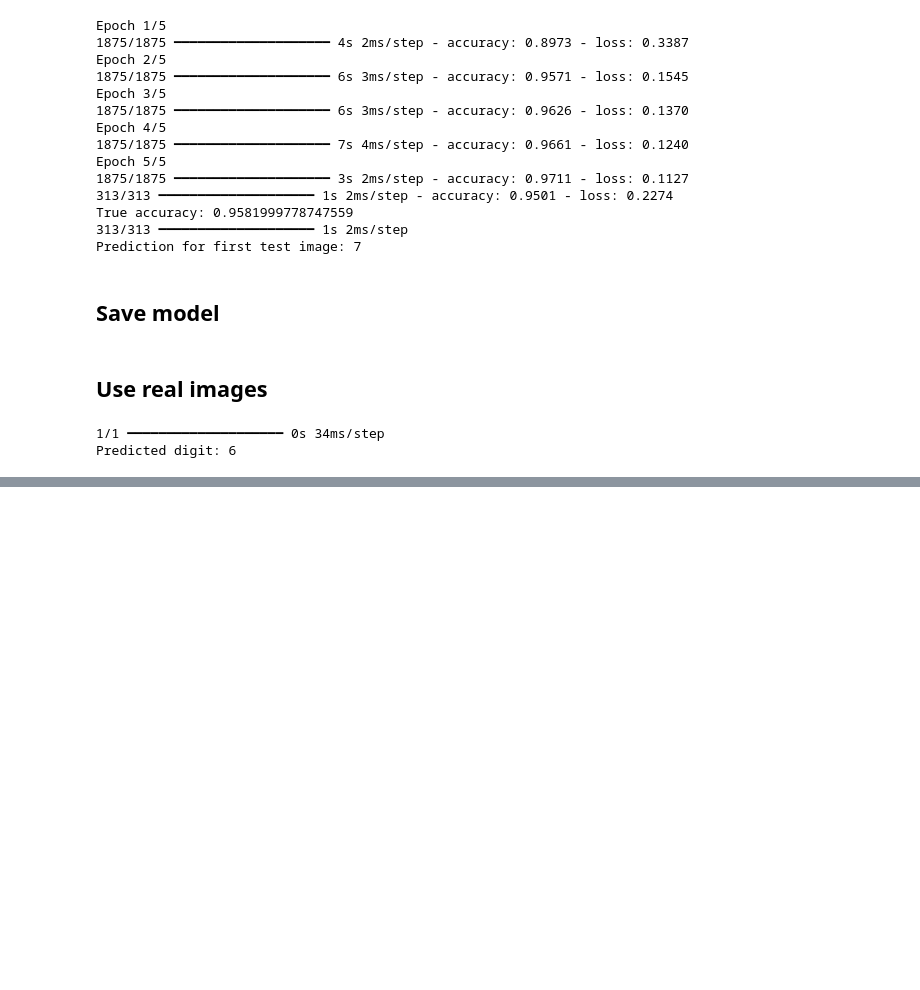
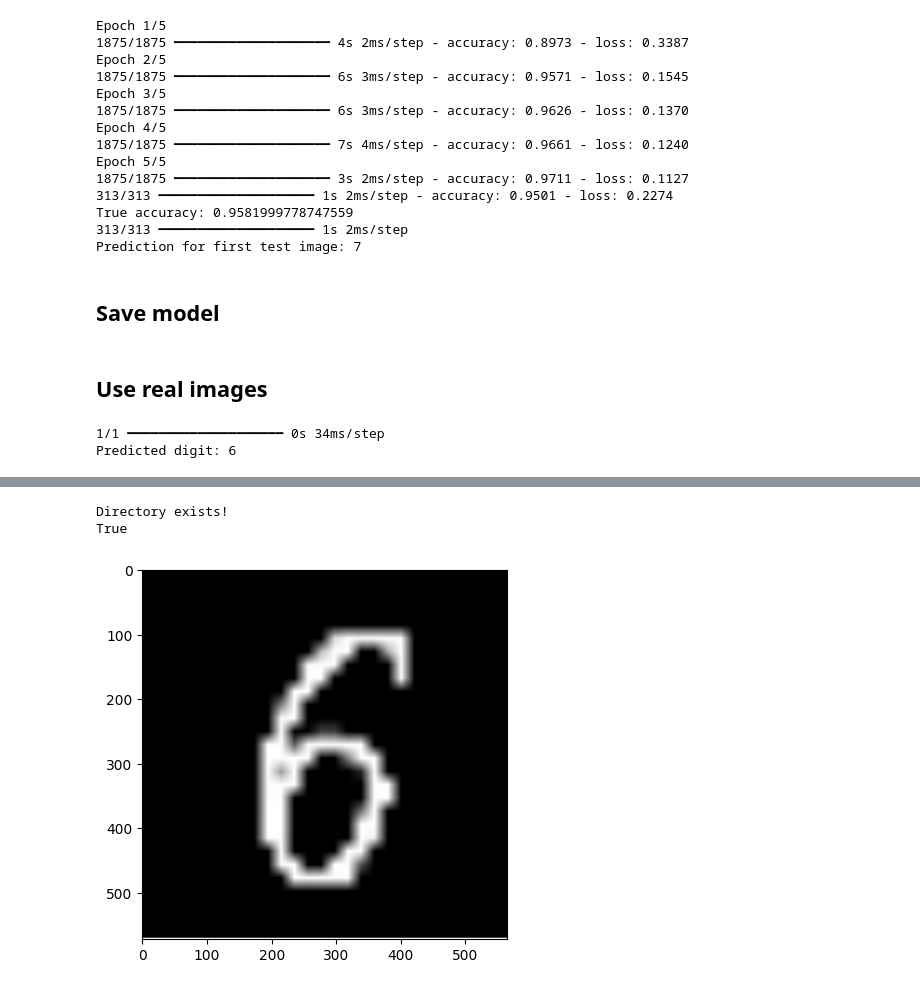
Before and after one commit to UjjwalKarkeyy/Python_Programming, a Jupyter notebook: Week-6_python.ipynb, the cells around one changed output, grey strips where cells are left out. Cells and saved outputs as stored; diff of their text form; code cells hidden in the pictures; blank space fills up the shorter version.

```diff
--- a/Week-6_python.ipynb
+++ b/Week-6_python.ipynb
@@ -429,0 +496,11 @@ Predicted digit: 6
+# %%
+# write whole content at once
+with open('Data/new-text-1.txt','w') as new_file:
+    new_file.write('This is the first line.\n')
+
+# write line by line
+with open('Data/new-text-1.txt','w') as new_file:
+    new_file.writelines('I overwirtted the file?.\n')
+
+with open('Data/new-text-1.txt','a') as file:
+    file.write('This should be appended to file-1.txt\n')
@@ -429,0 +532,39 @@ Predicted digit: 6
+# %%
+import os
+import matplotlib.pyplot as plt
+import matplotlib.image as img
+
+if os.path.exists('Data/self_made_dir'):
+    print("Directory exists!")
+else:
+    os.mkdir('Data/self_made_dir')
+
+if os.path.exists('Data/parent_dir'):
+    print('Directory exists!')
+else:
+    os.makedirs('Data/parent_dir/ch_dir')
+
+print(os.path.isdir('Data/parent_dir'))
+
+content = os.listdir('Data/renamed_self_made_dir')
+
+os.mkdir('Data/temp_dir') # Create a temp direc to delete using rmdir
+os.rmdir('Data/temp_dir')  # remove the directory if it is empty
+
+# os.rename('Data/self_made_dir','Data/renamed_self_made_dir')
+os.stat('Data/renamed_self_made_dir')
+os.removedirs('Data/parent_dir/ch_dir')
+
+# for content in content:
+#     print(content)
+
+img_dir = 'Data/renamed_self_made_dir'
+
+for file in os.listdir(img_dir):
+    if not os.path.isdir(f'{img_dir}/{file}') and 'png' in file:
+        test_img = img.imread(f'{img_dir}/{file}')
+        plt.imshow(test_img)
+# %% [output]
+Directory exists!
+True
+[figure, added]
```
Also changed, not shown: parts of 9 cells of this notebook, 4 other files.
